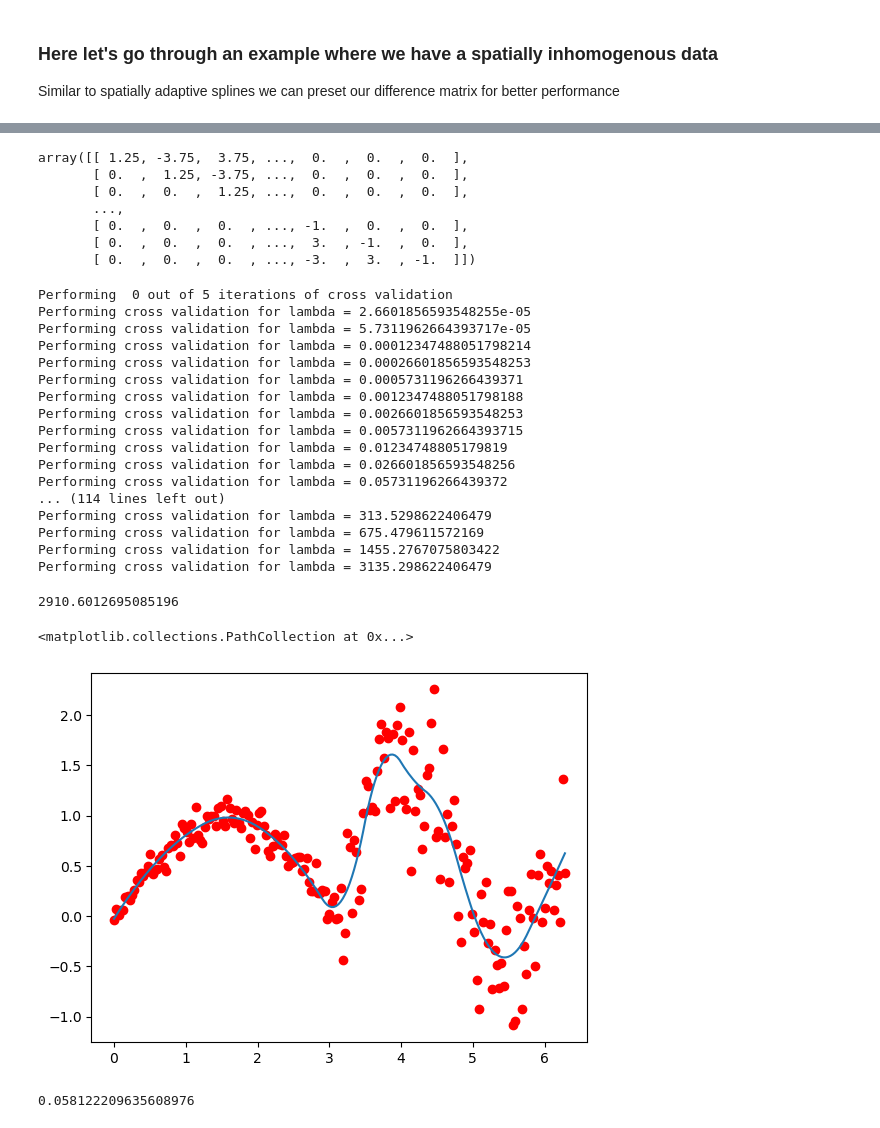
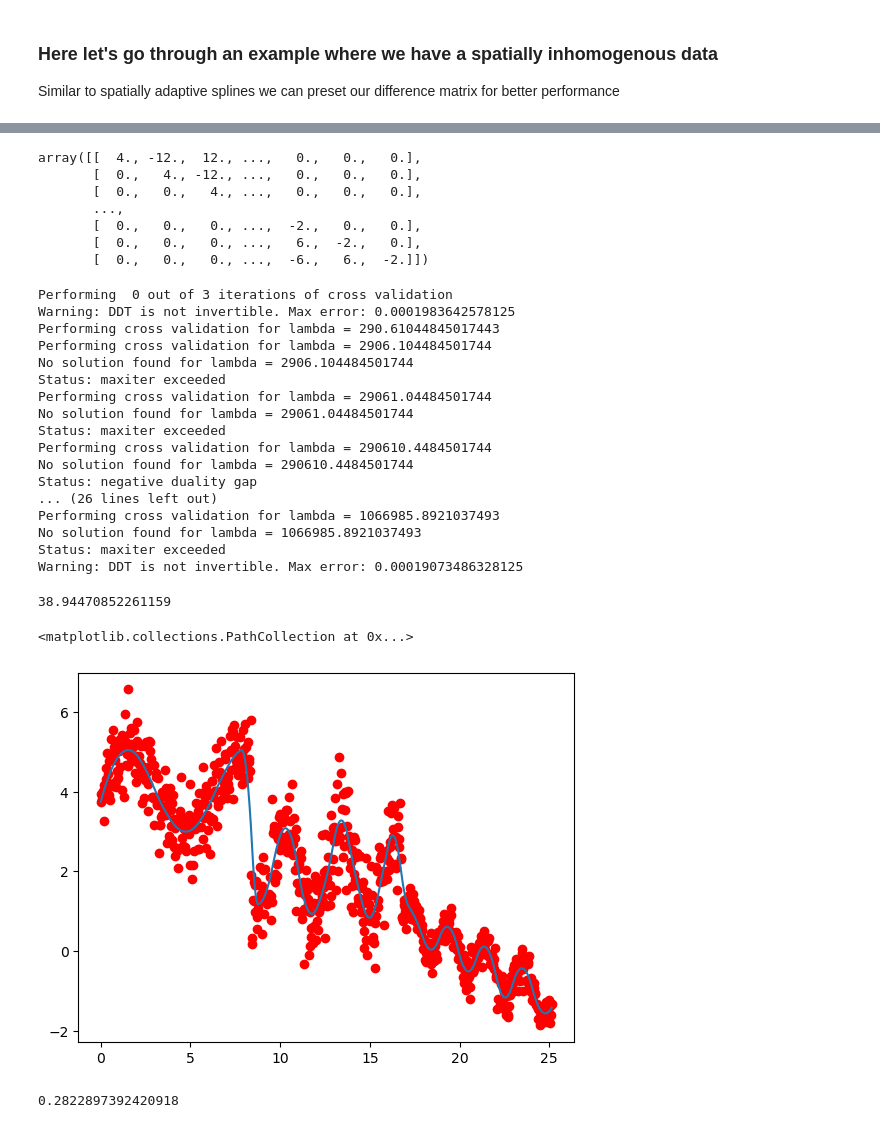
Before and after one commit to jasonbohne123/Adaptive_Signal_Estimation, a Jupyter notebook: trend_filtering/research/Spatially_Inhomogenous.ipynb, the cells around one changed output, grey strips where cells are left out. Cells and saved outputs as stored; diff of their text form; code cells hidden in the pictures.

```diff
--- a/trend_filtering/research/Spatially_Inhomogenous.ipynb
+++ b/trend_filtering/research/Spatially_Inhomogenous.ipynb
@@ -20,18 +20,20 @@ from evaluation_metrics.loss_functions import compute_error
 def generate_spatially_inhomogenous_data():
 
     # generate data
-    n = 100
+    n = 250
 
-    x = np.zeros( 2 * n)
+    x = np.zeros( 3 * n)
 
         # generate time
-    t = np.linspace(0, 2*np.pi, 2 * n)
+    t = np.linspace(0, 8*np.pi, 3 * n)
     t1=t[0:n]
     t2=t[n:2*n]
+    t3=t[2*n:3*n]
 
     # generate spatially inhomogenous data
-    x[0:n] = np.sin(t1) + np.random.normal(0, 0.1, n)
-    x[n:2*n] = np.sin(2*t2) + np.random.normal(0, 0.45, n)+0.5
+    x[0:n] = np.sin(t1) + np.random.normal(0, 0.5, n)+4
+    x[n:2*n] = np.sin(2*t2) + np.random.normal(0, 0.65, n)+2
+    x[2*n:3*n] = 0.5*np.sin(3*t3) + np.random.normal(0, 0.25, n)-0.25*t3+5
 
 
 
@@ -102,53 +104,53 @@ compute_error(x,sol)
 # %%
-prior=np.concatenate((1.25*np.ones(100),np.ones(100)))
+prior=np.concatenate((4*np.ones(250),0.75*np.ones(250),2*np.ones(250)))
 
 D=Difference_Matrix(len(t), 2,prior=prior)
 
 D.D
 # %% [output]
-array([[ 1.25, -3.75,  3.75, ...,  0.  ,  0.  ,  0.  ],
-       [ 0.  ,  1.25, -3.75, ...,  0.  ,  0.  ,  0.  ],
-       [ 0.  ,  0.  ,  1.25, ...,  0.  ,  0.  ,  0.  ],
+array([[  4., -12.,  12., ...,   0.,   0.,   0.],
+       [  0.,   4., -12., ...,   0.,   0.,   0.],
+       [  0.,   0.,   4., ...,   0.,   0.,   0.],
        ...,
-       [ 0.  ,  0.  ,  0.  , ..., -1.  ,  0.  ,  0.  ],
-       [ 0.  ,  0.  ,  0.  , ...,  3.  , -1.  ,  0.  ],
-       [ 0.  ,  0.  ,  0.  , ..., -3.  ,  3.  , -1.  ]])
+       [  0.,   0.,   0., ...,  -2.,   0.,   0.],
+       [  0.,   0.,   0., ...,   6.,  -2.,   0.],
+       [  0.,   0.,   0., ...,  -6.,   6.,  -2.]])
 # %%
 
-best_lambda=cross_validation(x,D,25,5)
+best_lambda=cross_validation(x,D,5,3)
 # %% [output]
-Performing  0 out of 5 iterations of cross validation
-Performing cross validation for lambda = 2.6601856593548255e-05
-Performing cross validation for lambda = 5.7311962664393717e-05
-Performing cross validation for lambda = 0.00012347488051798214
-Performing cross validation for lambda = 0.00026601856593548253
-Performing cross validation for lambda = 0.0005731196266439371
-Performing cross validation for lambda = 0.0012347488051798188
-Performing cross validation for lambda = 0.0026601856593548253
-Performing cross validation for lambda = 0.0057311962664393715
-Performing cross validation for lambda = 0.01234748805179819
-Performing cross validation for lambda = 0.026601856593548256
-Performing cross validation for lambda = 0.05731196266439372
-... (114 lines left out)
-Performing cross validation for lambda = 313.5298622406479
-Performing cross validation for lambda = 675.479611572169
-Performing cross validation for lambda = 1455.2767075803422
-Performing cross validation for lambda = 3135.298622406479
+Performing  0 out of 3 iterations of cross validation
+Warning: DDT is not invertible. Max error: 0.0001983642578125
+Performing cross validation for lambda = 290.61044845017443
+Performing cross validation for lambda = 2906.104484501744
+No solution found for lambda = 2906.104484501744
+Status: maxiter exceeded
+Performing cross validation for lambda = 29061.04484501744
+No solution found for lambda = 29061.04484501744
+Status: maxiter exceeded
+Performing cross validation for lambda = 290610.4484501744
+No solution found for lambda = 290610.4484501744
+Status: negative duality gap
+... (26 lines left out)
+Performing cross validation for lambda = 1066985.8921037493
+No solution found for lambda = 1066985.8921037493
+Status: maxiter exceeded
+Warning: DDT is not invertible. Max error: 0.00019073486328125
 # %%
 best_lambda
 # %% [output]
-2910.6012695085196
+38.94470852261159
 # %%
-results=adaptive_tf(x,D,10)
+results=adaptive_tf(x,D,best_lambda)
 
 sol=results['sol'].x.reshape(-1,1)
 
 plt.plot(t,sol,label='solution')
 plt.scatter(t,x,label='data',color='red')
 # %% [output]
 <matplotlib.collections.PathCollection at 0x...>
-[figure, old version]
+[figure, new version]
 # %%
 compute_error(x,sol)
 # %% [output]
-0.058122209635608976
+0.2822897392420918
```
Also changed, not shown: parts of 4 cells of this notebook, 2 other files.
